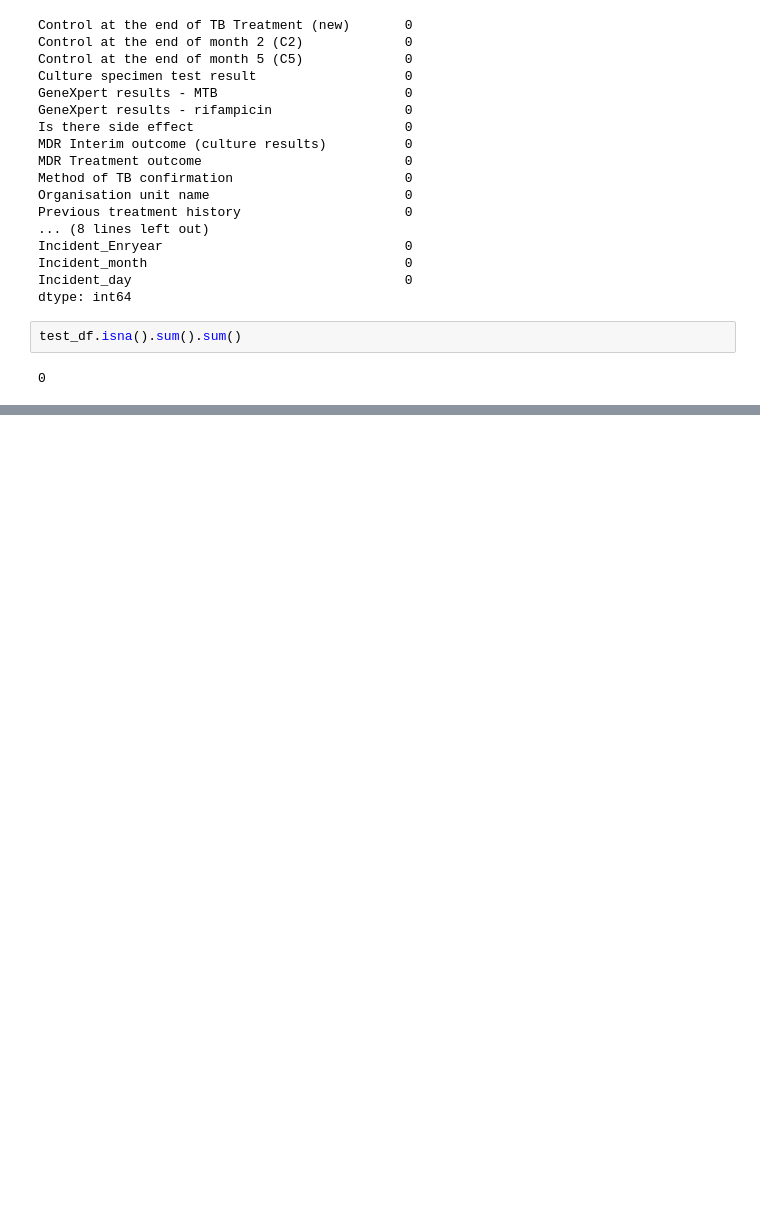
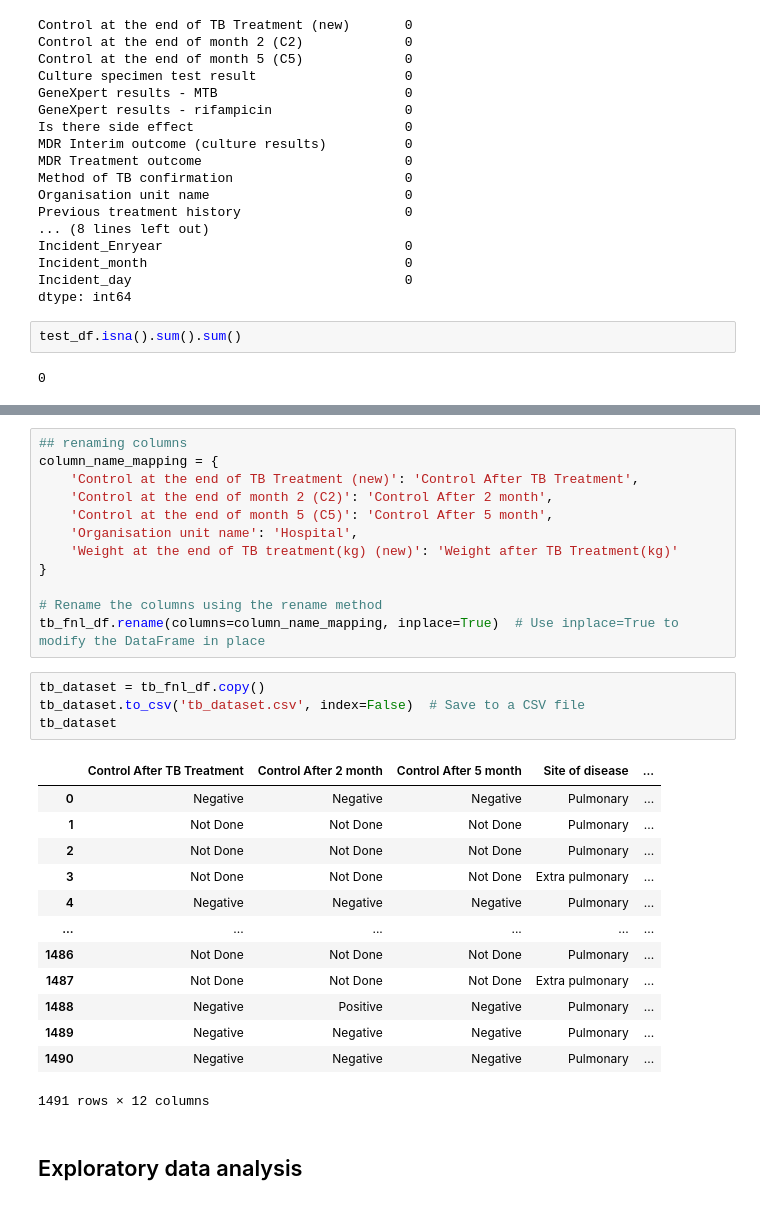
Before and after one commit to jeanarm/EDA_FOR_TB_Treatment_Outcome_Prediction, a Jupyter notebook: EDA_TB_Treatment_outcome.ipynb, the cells around one changed output, grey strips where cells are left out. Saved outputs shown, nothing was run; the diff lists cells and outputs as text; blank space fills up the shorter version.

Commit message:
feature selection and saving final data set

```diff
--- a/EDA_TB_Treatment_outcome.ipynb
+++ b/EDA_TB_Treatment_outcome.ipynb
@@ -435,0 +544,32 @@ test_df.isna().sum().sum()
+# %%
+## renaming columns
+column_name_mapping = {
+    'Control at the end of TB Treatment (new)': 'Control After TB Treatment',
+    'Control at the end of month 2 (C2)': 'Control After 2 month',
+    'Control at the end of month 5 (C5)': 'Control After 5 month',
+    'Organisation unit name': 'Hospital',
+    'Weight at the end of TB treatment(kg) (new)': 'Weight after TB Treatment(kg)'
+}
+
+# Rename the columns using the rename method
+tb_fnl_df.rename(columns=column_name_mapping, inplace=True)  # Use inplace=True to modify the DataFrame in place
+# %%
+tb_dataset = tb_fnl_df.copy()
+tb_dataset.to_csv('tb_dataset.csv', index=False)  # Save to a CSV file
+tb_dataset
+# %% [output]
+|  | Control After TB Treatment | Control After 2 month | Control After 5 month | Site of disease | ... |
+| 0 | Negative | Negative | Negative | Pulmonary | ... |
+| 1 | Not Done | Not Done | Not Done | Pulmonary | ... |
+| 2 | Not Done | Not Done | Not Done | Pulmonary | ... |
+| 3 | Not Done | Not Done | Not Done | Extra pulmonary | ... |
+| 4 | Negative | Negative | Negative | Pulmonary | ... |
+| ... | ... | ... | ... | ... | ... |
+| 1486 | Not Done | Not Done | Not Done | Pulmonary | ... |
+| 1487 | Not Done | Not Done | Not Done | Extra pulmonary | ... |
+| 1488 | Negative | Positive | Negative | Pulmonary | ... |
+| 1489 | Negative | Negative | Negative | Pulmonary | ... |
+| 1490 | Negative | Negative | Negative | Pulmonary | ... |
+1491 rows × 12 columns
+# %% [markdown]
+## Exploratory data analysis
```
Also changed, not shown: parts of 9 cells of this notebook.
